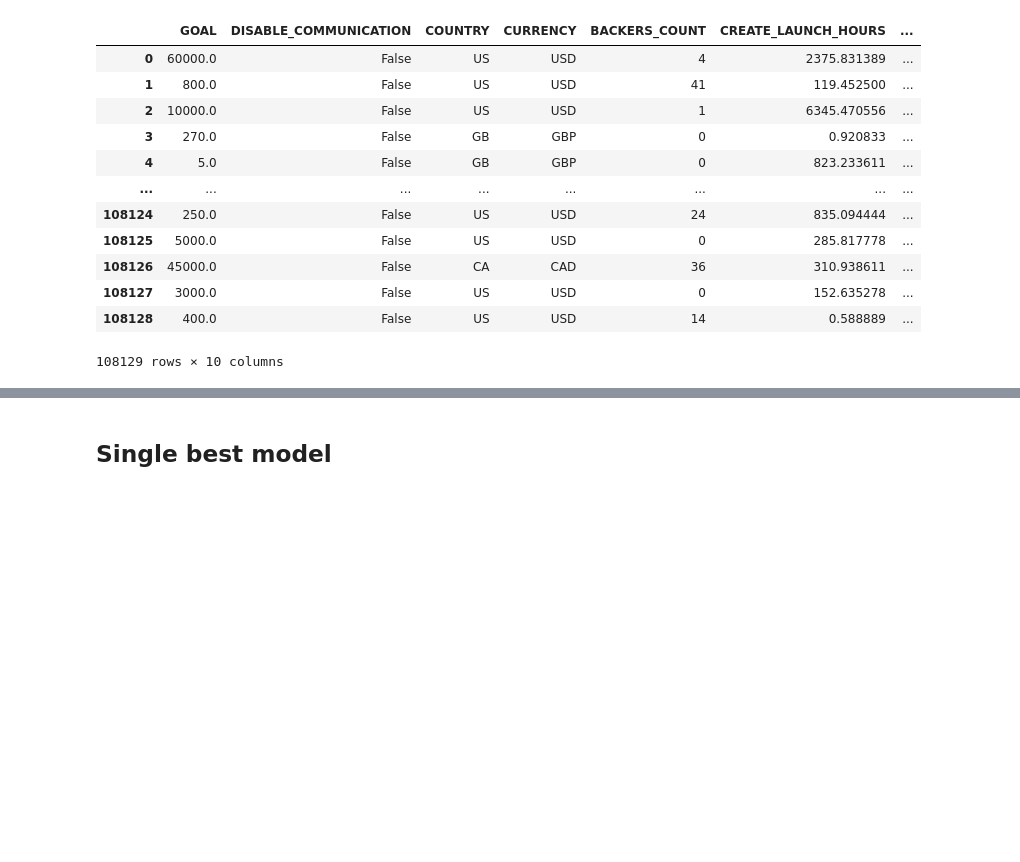
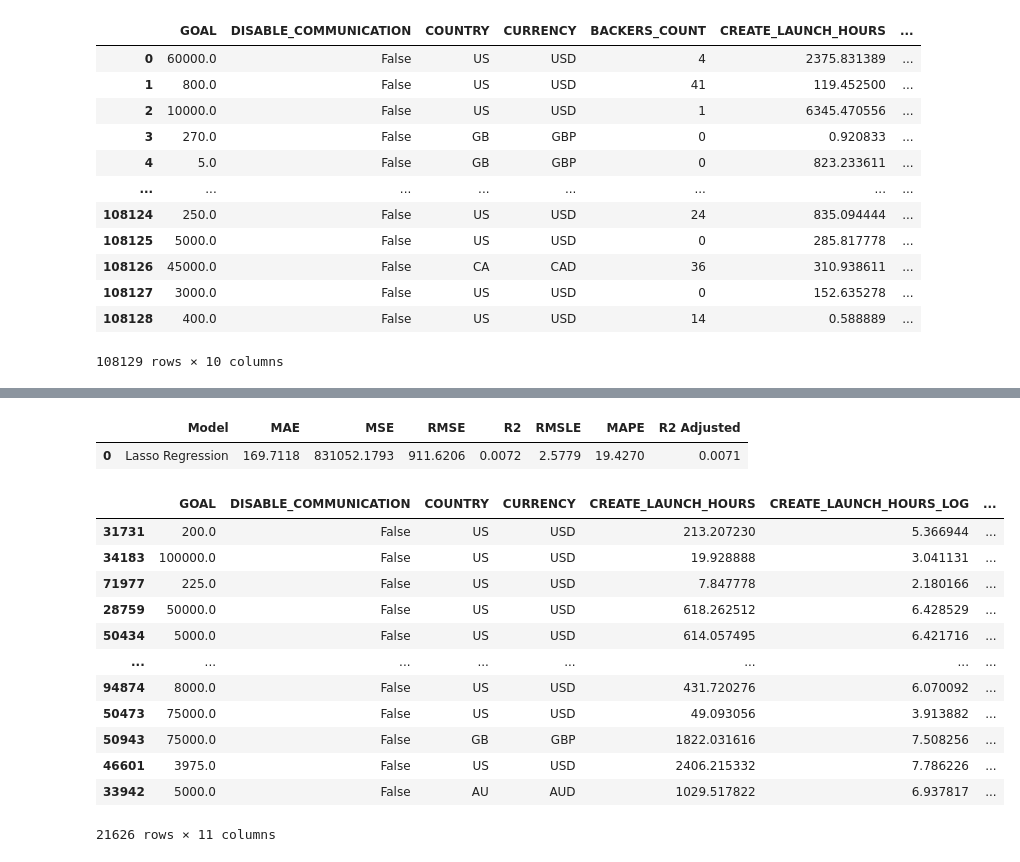
Before and after one commit to SimeonHristov99/kcikstarter, a Jupyter notebook: 01_Scripts/05_1_PyCaret_01_backers.ipynb, the cells around one changed output, grey strips where cells are left out. Cells and saved outputs as stored; diff of their text form; code cells hidden in the pictures; blank space fills up the shorter version.

Commit message:
Run PyCaret on BACKERS_COUNT.

```diff
--- a/01_Scripts/05_1_PyCaret_01_backers.ipynb
+++ b/01_Scripts/05_1_PyCaret_01_backers.ipynb
@@ -127,3 +210,19 @@ best_overall_model
 # %%
-predict_holdout = predict_model(best_overall_model)
+predict_holdout = pr.predict_model(best_overall_model)
 predict_holdout
+# %% [output]
+|  | Model | MAE | MSE | RMSE | R2 | RMSLE | MAPE | R2 Adjusted |
+| 0 | Lasso Regression | 169.7118 | 831052.1793 | 911.6206 | 0.0072 | 2.5779 | 19.4270 | 0.0071 |
+|  | GOAL | DISABLE_COMMUNICATION | COUNTRY | CURRENCY | CREATE_LAUNCH_HOURS | CREATE_LAUNCH_HOURS_LOG | ... |
+| 31731 | 200.0 | False | US | USD | 213.207230 | 5.366944 | ... |
+| 34183 | 100000.0 | False | US | USD | 19.928888 | 3.041131 | ... |
+| 71977 | 225.0 | False | US | USD | 7.847778 | 2.180166 | ... |
+| 28759 | 50000.0 | False | US | USD | 618.262512 | 6.428529 | ... |
+| 50434 | 5000.0 | False | US | USD | 614.057495 | 6.421716 | ... |
+| ... | ... | ... | ... | ... | ... | ... | ... |
+| 94874 | 8000.0 | False | US | USD | 431.720276 | 6.070092 | ... |
+| 50473 | 75000.0 | False | US | USD | 49.093056 | 3.913882 | ... |
+| 50943 | 75000.0 | False | GB | GBP | 1822.031616 | 7.508256 | ... |
+| 46601 | 3975.0 | False | US | USD | 2406.215332 | 7.786226 | ... |
+| 33942 | 5000.0 | False | AU | AUD | 1029.517822 | 6.937817 | ... |
+21626 rows × 11 columns
@@ -136,2 +228,0 @@ plot_model(best_overall_model, plot='error')
-# %% [markdown]
-## Single best  model
```
Also changed, not shown: parts of 29 cells of this notebook, 1 other file.
